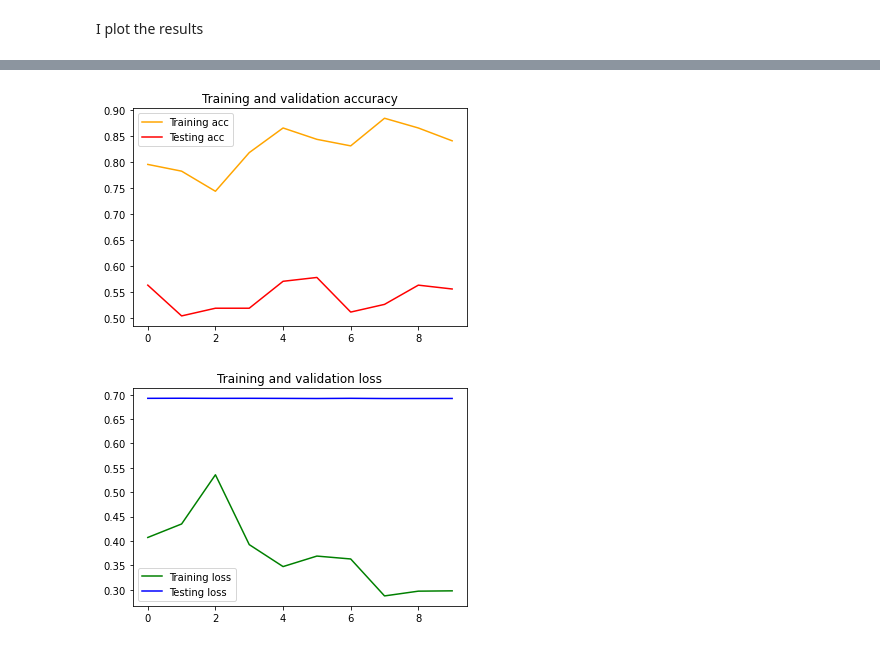
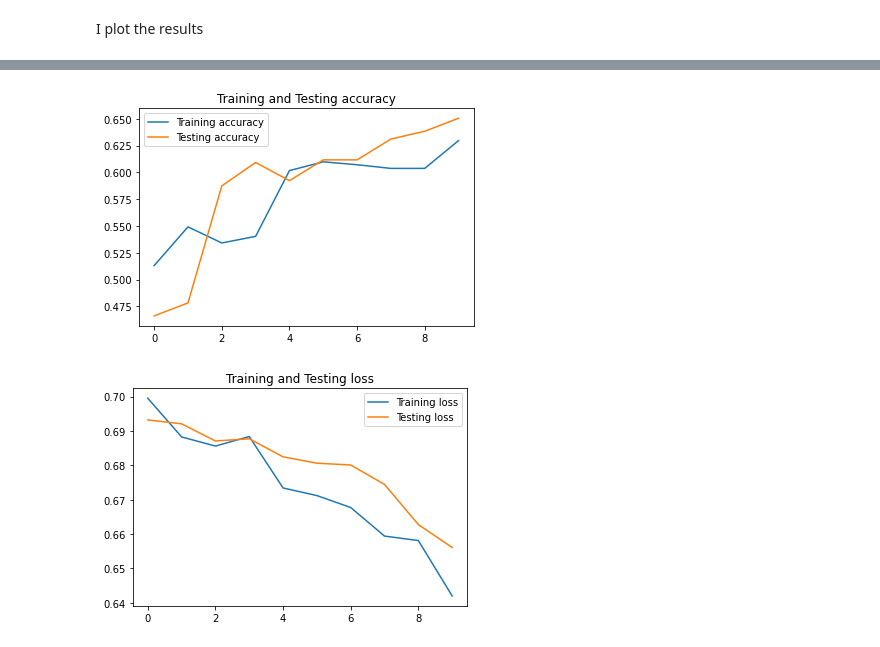
Before and after one commit to geophysicist82/Pit-Bull-Pic, a Jupyter notebook: model.ipynb, the cells around one changed output, grey strips where cells are left out. Saved outputs shown, nothing was run; the diff lists cells and outputs as text; code cells hidden in the pictures.

```diff
--- a/model.ipynb
+++ b/model.ipynb
@@ -74,23 +83,0 @@ I did all my augmentation in roboflow so now I create the image data generators
-# %%
-train_datagen = ImageDataGenerator(rescale=1/255)
-test_datagen = ImageDataGenerator(rescale=1/255)
-
-train_generator = train_datagen.flow_from_directory(
-        # This is the target directory
-        './pics/train',
-        #'./roboModels/version11train.v1-version11_train.folder/train',
-        classes=['pit','notPit'],
-
-        # All images will be resized to 150x150
-        target_size=(150, 150),
-        batch_size=20,
-        # Since we use binary_crossentropy loss, we need binary labels
-        class_mode='binary')
-
-test_generator = test_datagen.flow_from_directory(
-        './pics/test',
-        classes=['pit','notPit'],
-
-        target_size=(150, 150),
-        batch_size=20,
-        class_mode='binary')
@@ -102,9 +86,9 @@ Now I am going to fit my model with 10 epochs.
 # %%
 history = model.fit_generator(
       train_generator,
-      steps_per_epoch=int(1482/20),
+      steps_per_epoch=int(1482/16),
       epochs=10,
       validation_data=test_generator,
-      validation_steps=358/20)
+      validation_steps=412/16)
 # %% [output]
 Epoch 1/10
@@ -164,24 +156,24 @@ model.save('./roboModels/version6.v1.folder/final_model')
 # %%
-acc = history.history['acc']
-val_acc = history.history['val_acc']
+acc = history.history['accuracy']
+val_acc = history.history['val_accuracy']
 loss = history.history['loss']
 val_loss = history.history['val_loss']
 
 epochs = range(len(acc))
 
-plt.plot(epochs, acc, label='Training acc', color='orange')
-plt.plot(epochs, val_acc, label='Testing acc', color='red')
-plt.title('Training and validation accuracy')
+plt.plot(epochs, acc, label='Training accuracy')
+plt.plot(epochs, val_acc, label='Testing accuracy')
+plt.title('Training and Testing accuracy')
 plt.legend()
 
 plt.figure()
 
-plt.plot(epochs, loss, label='Training loss', color='green')
-plt.plot(epochs, val_loss, label='Testing loss', color='blue')
-plt.title('Training and validation loss')
+plt.plot(epochs, loss, label='Training loss')
+plt.plot(epochs, val_loss, label='Testing loss')
+plt.title('Training and Testing loss')
 plt.legend()
 
 plt.show()
 # %% [output]
-[figure, old version]
+[figure, new version]
-[figure, old version]
+[figure, new version]
```
Also changed, not shown: parts of 17 cells of this notebook, 11 other files.
